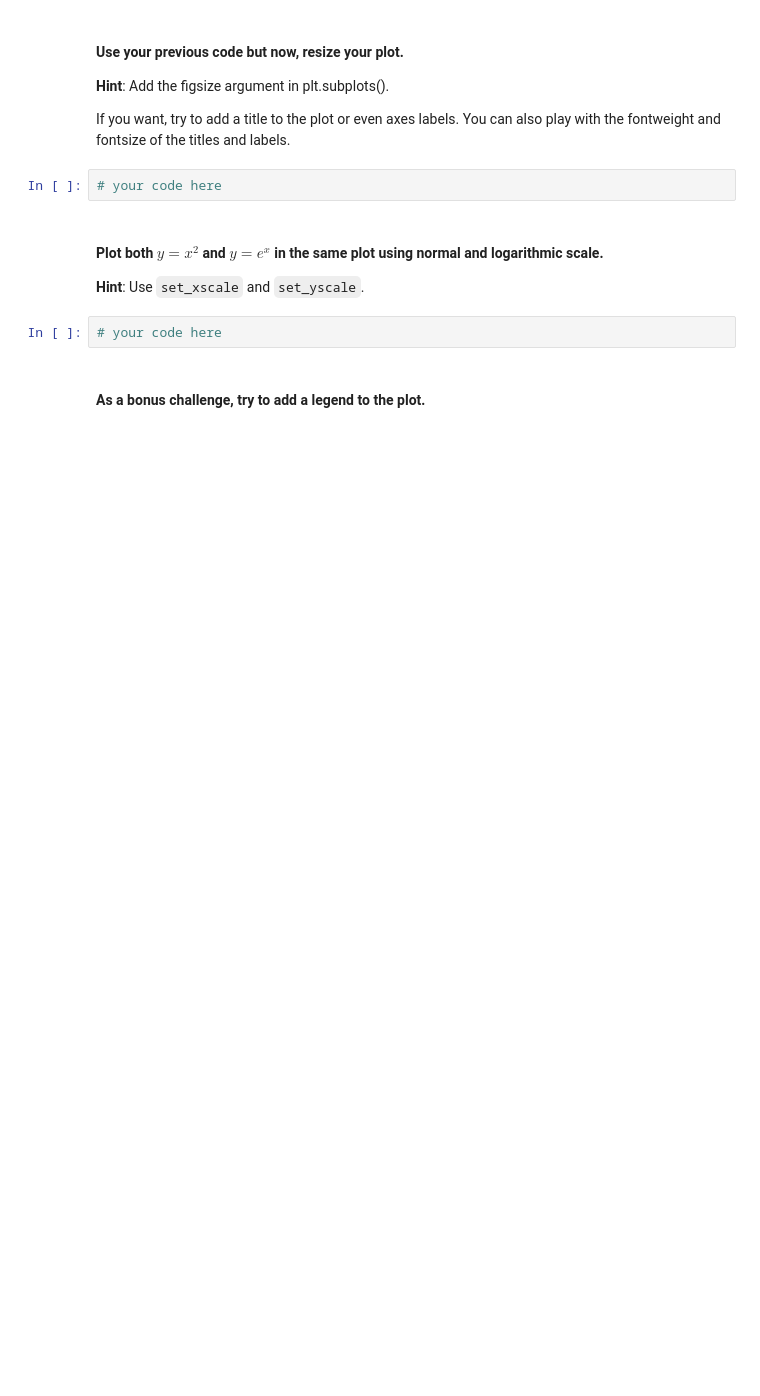
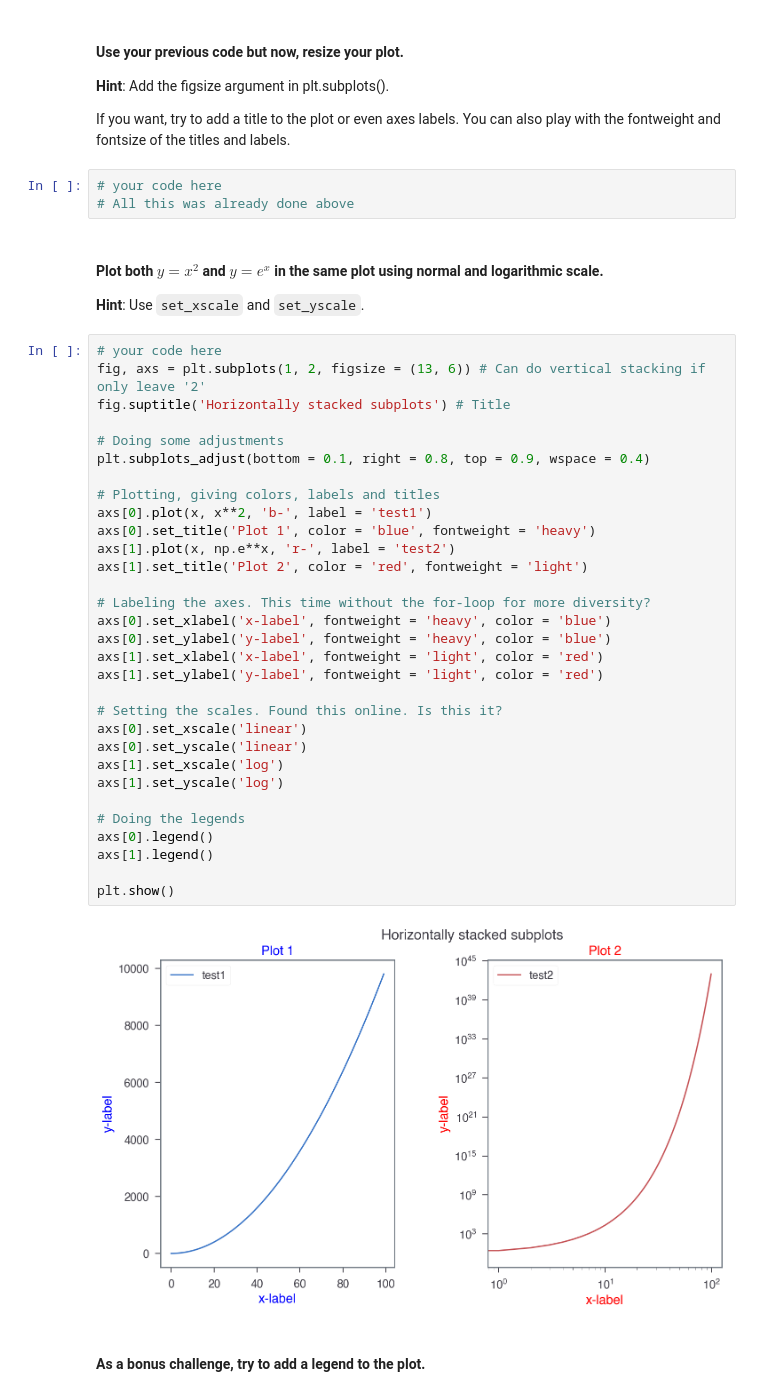
Before and after one commit to ta-data-lis/lab-matplotlib-seaborn, a Jupyter notebook: your-code/main.ipynb, the cells around one changed output. Cells and saved outputs as stored; diff of their text form; blank space fills up the shorter version.

```diff
--- a/your-code/main.ipynb
+++ b/your-code/main.ipynb
@@ -33,11 +81,43 @@ Also, play around with the linewidth and style. Use the ones you're most happy w
 If you want, try to add a title to the plot or even axes labels. You can also play with the fontweight and fontsize of the titles and labels.
 # %%
 # your code here
+# All this was already done above
 # %% [markdown]
 #### Plot both $y=x^2$ and $y=e^x$ in the same plot using normal and logarithmic scale.
 **Hint**: Use `set_xscale` and `set_yscale`.
-# %%
-# your code here
+# %%
+# your code here
+fig, axs = plt.subplots(1, 2, figsize = (13, 6)) # Can do vertical stacking if only leave '2'
+fig.suptitle('Horizontally stacked subplots') # Title
+
+# Doing some adjustments
+plt.subplots_adjust(bottom = 0.1, right = 0.8, top = 0.9, wspace = 0.4)
+
+# Plotting, giving colors, labels and titles
+axs[0].plot(x, x**2, 'b-', label = 'test1')
+axs[0].set_title('Plot 1', color = 'blue', fontweight = 'heavy')
+axs[1].plot(x, np.e**x, 'r-', label = 'test2')
+axs[1].set_title('Plot 2', color = 'red', fontweight = 'light')
+
+# Labeling the axes. This time without the for-loop for more diversity?
+axs[0].set_xlabel('x-label', fontweight = 'heavy', color = 'blue')
+axs[0].set_ylabel('y-label', fontweight = 'heavy', color = 'blue')
+axs[1].set_xlabel('x-label', fontweight = 'light', color = 'red')
+axs[1].set_ylabel('y-label', fontweight = 'light', color = 'red')
+
+# Setting the scales. Found this online. Is this it?
+axs[0].set_xscale('linear')
+axs[0].set_yscale('linear')
+axs[1].set_xscale('log')
+axs[1].set_yscale('log')
+
+# Doing the legends
+axs[0].legend()
+axs[1].legend()
+
+plt.show()
+# %% [output]
+[figure, added]
 # %% [markdown]
 #### As a bonus challenge, try to add a legend to the plot.
 # %%
```
Also changed, not shown: parts of 12 cells of this notebook.
